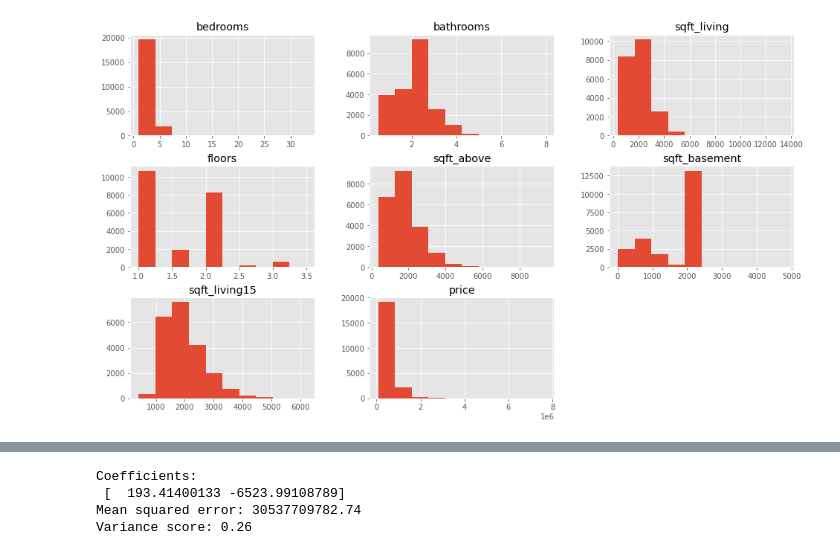
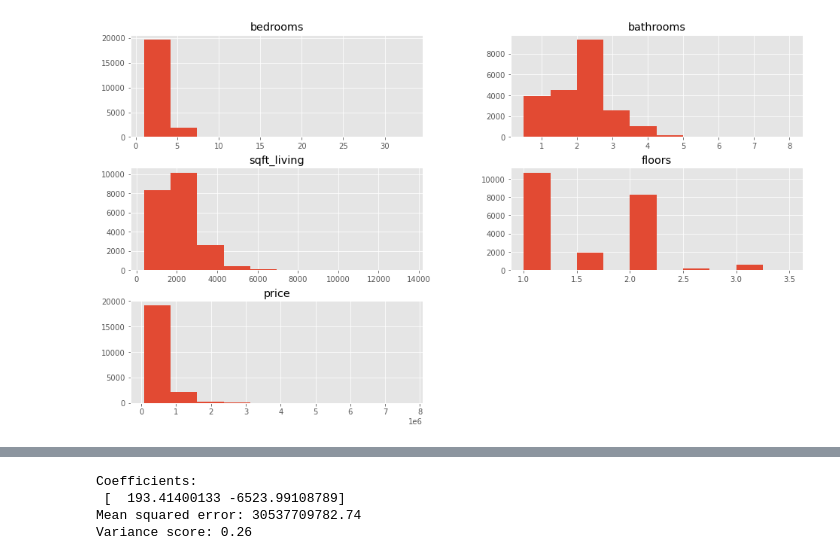
Before and after one commit to chiarab22/FinalProyect, a Jupyter notebook: Con modelo/Final project/models/data-model.ipynb, the cells around one changed output, grey strips where cells are left out. Drawn from its saved outputs; the diff is of its cells as text; code cells hidden in the pictures.

```diff
--- a/Con modelo/Final project/models/data-model.ipynb
+++ b/Con modelo/Final project/models/data-model.ipynb
@@ -38,7 +39,7 @@ data.describe()
 | max | 21596.000000 | 21596.000000 | 9.900000e+09 | 33.000000 | 8.000000 | 13540.000000 | 1.651359e+06 | 3.500000 | 5.000000 | ... |
 # %%
 # Visualizamos rápidamente las caraterísticas de entrada
-data.drop(['Unnamed: 0','Unnamed: 0.1', 'id', 'condition', 'grade', 'yr_built', 'yr_renovated', 'zipcode', 'lat', 'long', 'sqft_lot', 'sqft_lot15'],1).hist()
+data.drop(['Unnamed: 0','Unnamed: 0.1', 'id', 'condition', 'grade', 'yr_built', 'yr_renovated', 'zipcode', 'sqft_basement', 'lat', 'long', 'sqft_lot', 'sqft_lot15', 'sqft_living15', 'sqft_lot15', '' 'sqft_above'],1).hist()
 plt.show()
 # %% [output]
-[figure, old version]
+[figure, new version]
```
Also changed, not shown: parts of 4 cells of this notebook, 1 other file.
